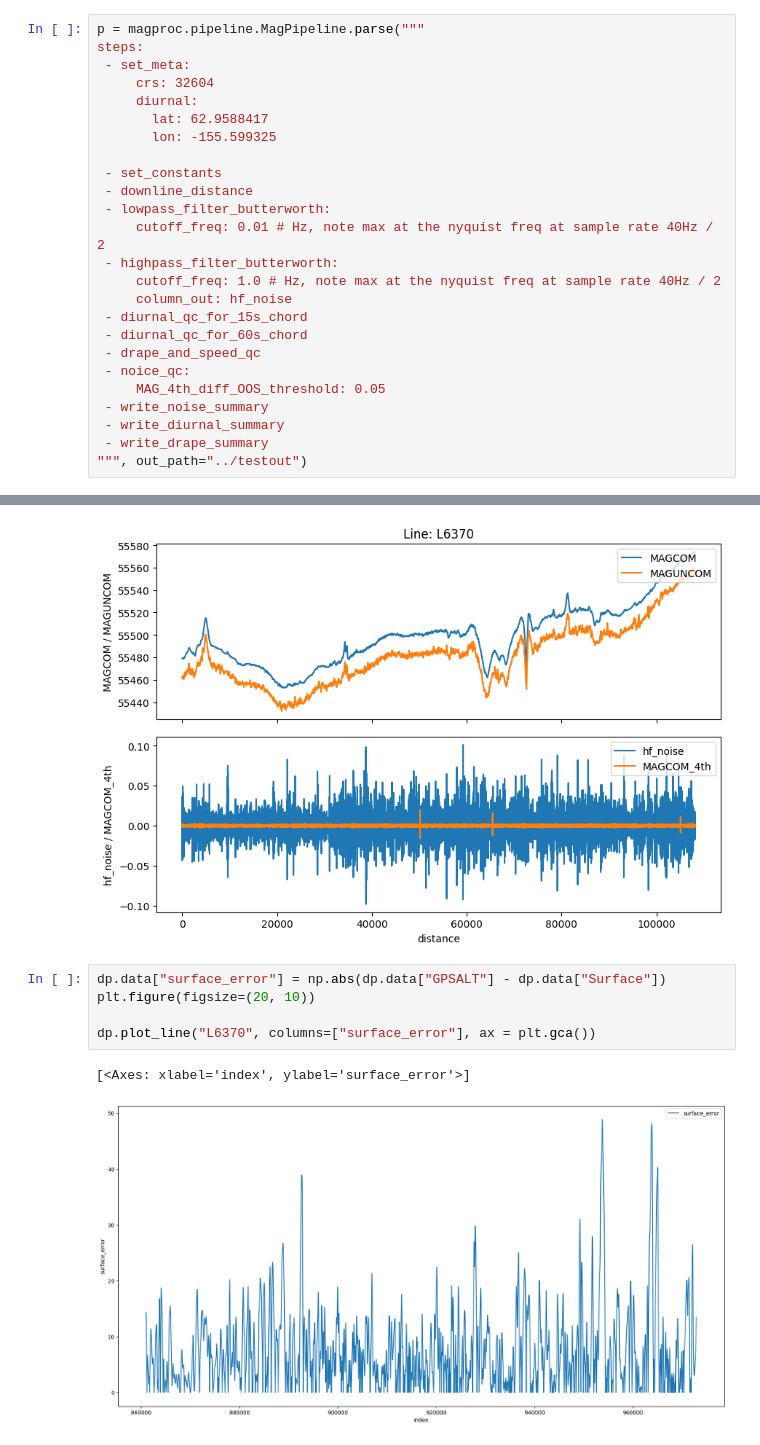
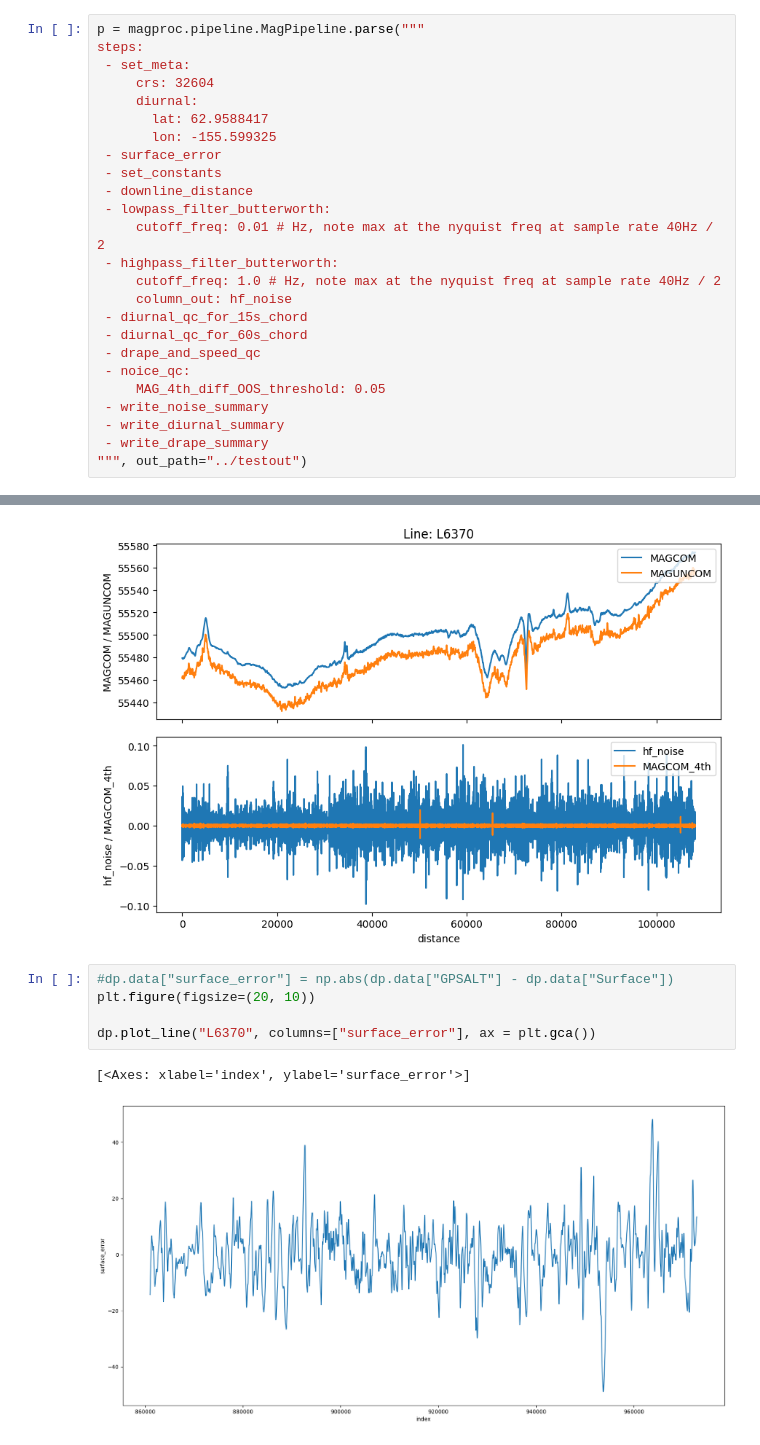
Before and after one commit to eipetersen-alaska-geophysics/OM_DGGS_python_extensions, a Jupyter notebook: Example.ipynb, the cells around one changed output, grey strips where cells are left out. Drawn from its saved outputs; the diff is of its cells as text.

Commit message:
More plotting

```diff
--- a/Example.ipynb
+++ b/Example.ipynb
@@ -50,7 +50,7 @@ steps:
      diurnal:
        lat: 62.9588417
        lon: -155.599325
-
+ - surface_error
  - set_constants
  - downline_distance
  - lowpass_filter_butterworth:
@@ -136,13 +137,13 @@ dp.plot_lines(
 [figure]
 [figure]
 # %%
-dp.data["surface_error"] = np.abs(dp.data["GPSALT"] - dp.data["Surface"])
+#dp.data["surface_error"] = np.abs(dp.data["GPSALT"] - dp.data["Surface"])
 plt.figure(figsize=(20, 10))
 
 dp.plot_line("L6370", columns=["surface_error"], ax = plt.gca())
 # %% [output]
 [<Axes: xlabel='index', ylabel='surface_error'>]
-[figure, old version]
+[figure, new version]
 # %%
 plt.hist(dp.data["surface_error"], bins=100, range=(0, 50))
 plt.show()
```
Also changed, not shown: parts of 4 cells of this notebook, 2 other files.
